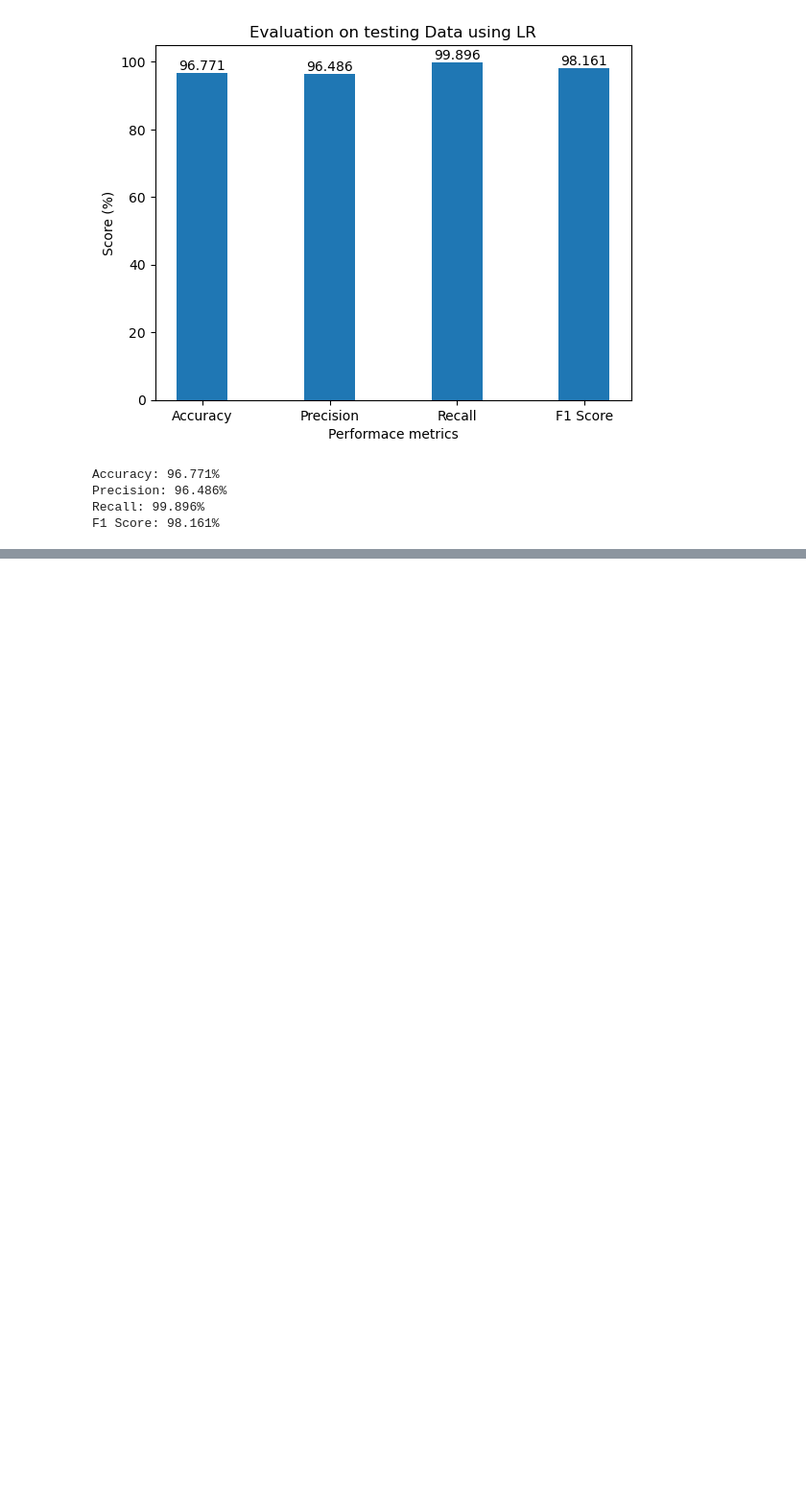
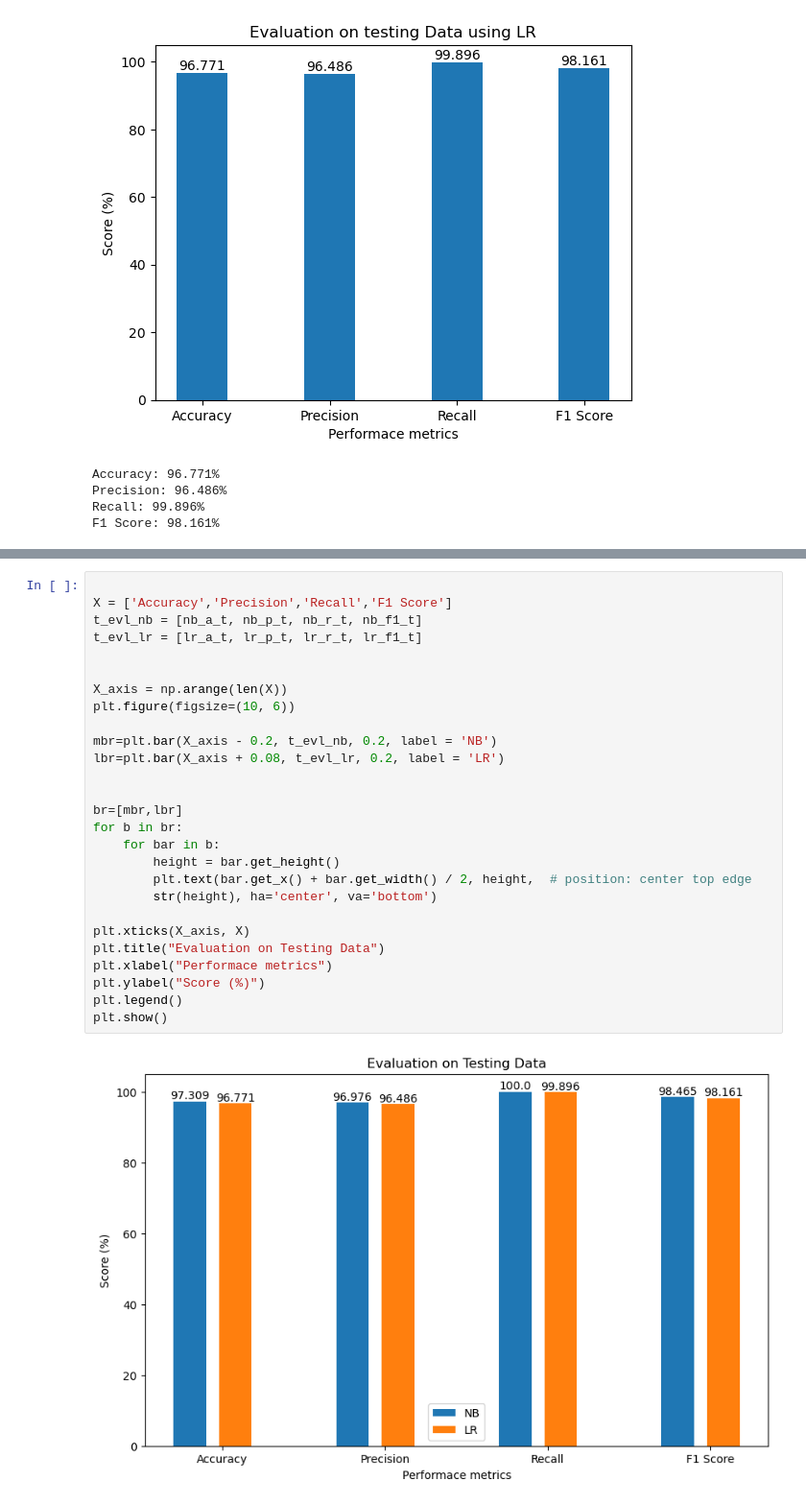
Before and after one commit to Dharmendrathapa3/Spam-Mail-Prediction, a Jupyter notebook: Spam_Mail_Prediction.ipynb, the cells around one changed output, grey strips where cells are left out. Shown at 96% size. Cells and saved outputs as stored; diff of their text form; blank space fills up the shorter version.

```diff
--- a/Spam_Mail_Prediction.ipynb
+++ b/Spam_Mail_Prediction.ipynb
@@ -273,0 +303,29 @@ F1 Score: 98.161%
+# %%
+
+X = ['Accuracy','Precision','Recall','F1 Score']
+t_evl_nb = [nb_a_t, nb_p_t, nb_r_t, nb_f1_t]
+t_evl_lr = [lr_a_t, lr_p_t, lr_r_t, lr_f1_t]
+
+
+X_axis = np.arange(len(X))
+plt.figure(figsize=(10, 6))
+
+mbr=plt.bar(X_axis - 0.2, t_evl_nb, 0.2, label = 'NB')
+lbr=plt.bar(X_axis + 0.08, t_evl_lr, 0.2, label = 'LR')
+
+
+br=[mbr,lbr]
+for b in br:
+    for bar in b:
+        height = bar.get_height()
+        plt.text(bar.get_x() + bar.get_width() / 2, height,  # position: center top edge
+        str(height), ha='center', va='bottom')
+
+plt.xticks(X_axis, X)
+plt.title("Evaluation on Testing Data")
+plt.xlabel("Performace metrics")
+plt.ylabel("Score (%)")
+plt.legend()
+plt.show()
+# %% [output]
+[figure, added]
```
Also changed, not shown: parts of 2 cells of this notebook.
